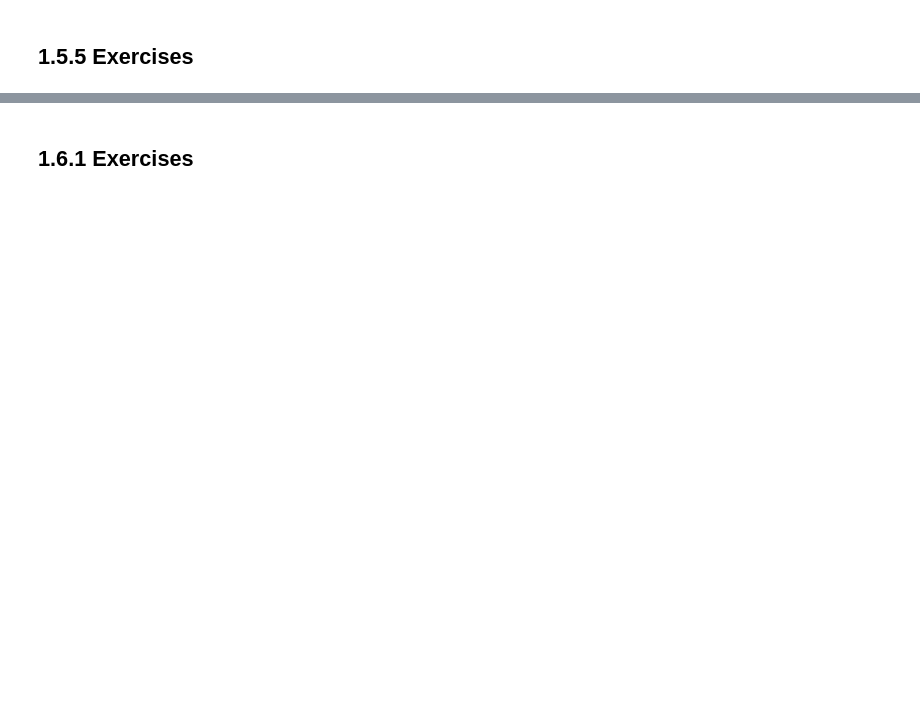
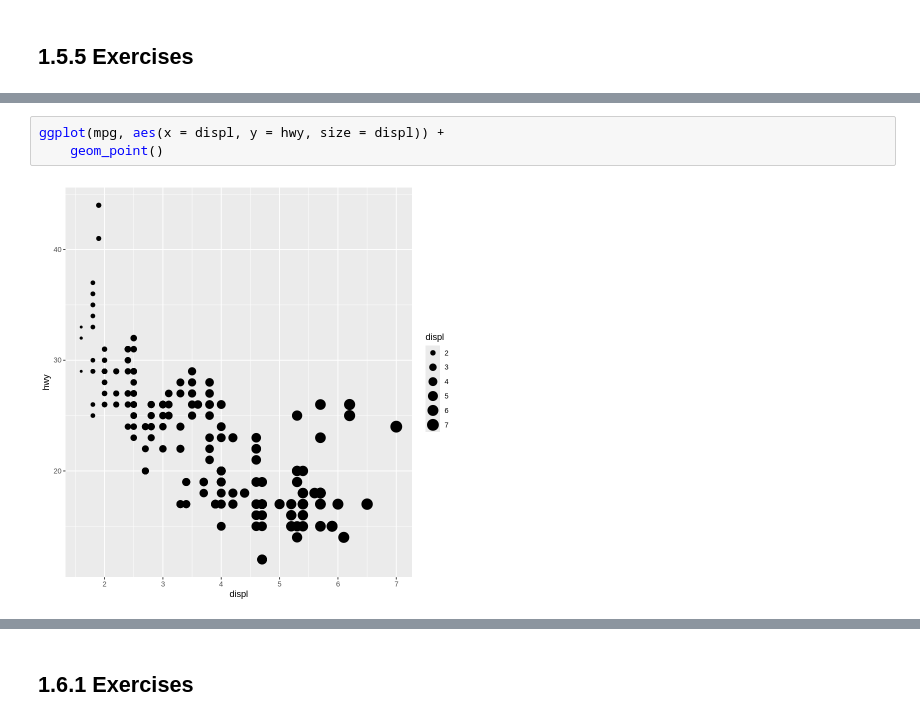
Before and after one commit to swill04/R4DS_exercises, a Jupyter notebook: week1_hw.ipynb, the cells around one changed output, grey strips where cells are left out. Drawn from its saved outputs; the diff is of its cells as text; blank space fills up the shorter version.

```diff
--- a/week1_hw.ipynb
+++ b/week1_hw.ipynb
@@ -328,0 +421,5 @@ ggplot(penguins, aes(x = species)) +
+# %%
+ggplot(mpg, aes(x = displ, y = hwy, size = displ)) +
+    geom_point()
+# %% [output]
+[figure, added]
```
Also changed, not shown: parts of 50 cells of this notebook, 2 other files.
